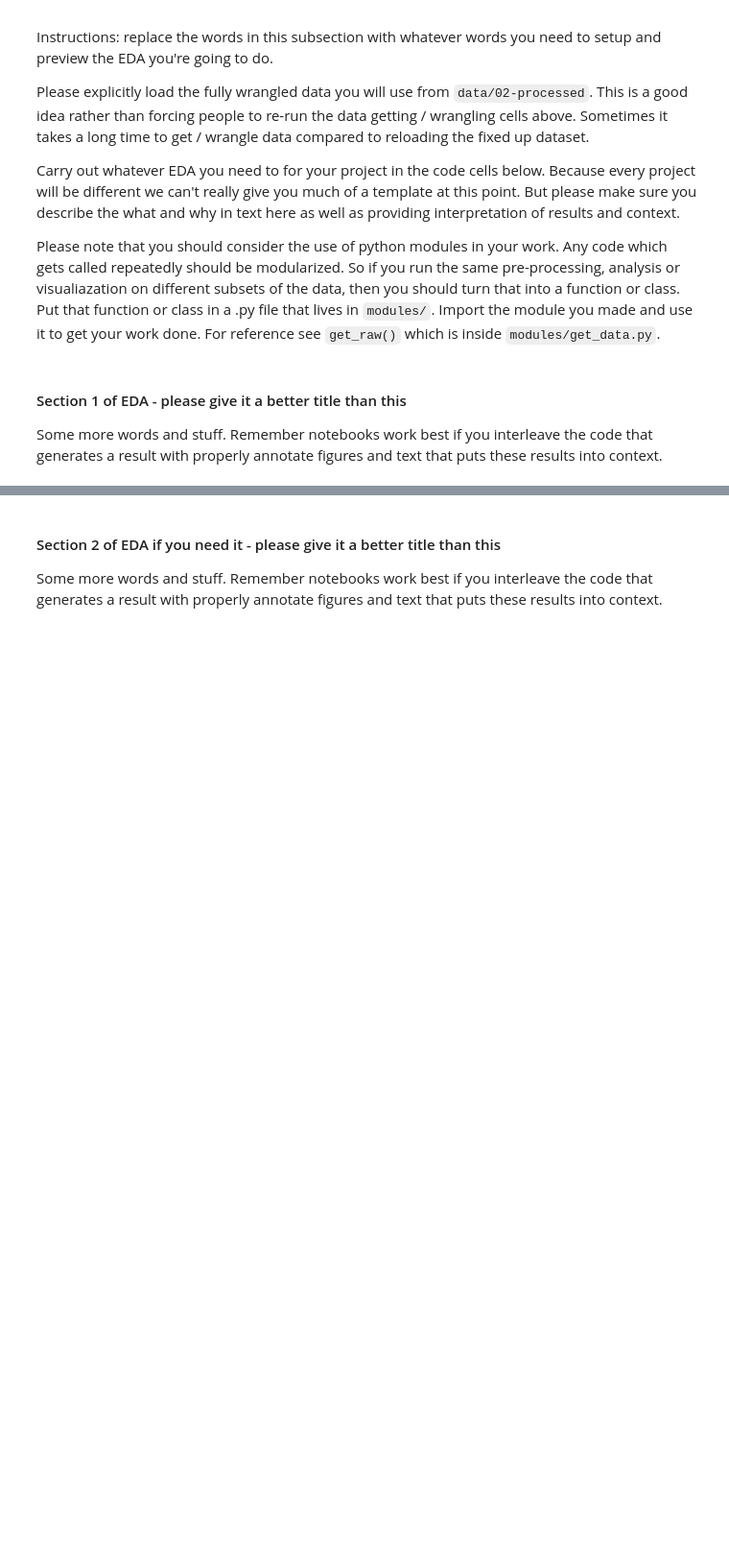
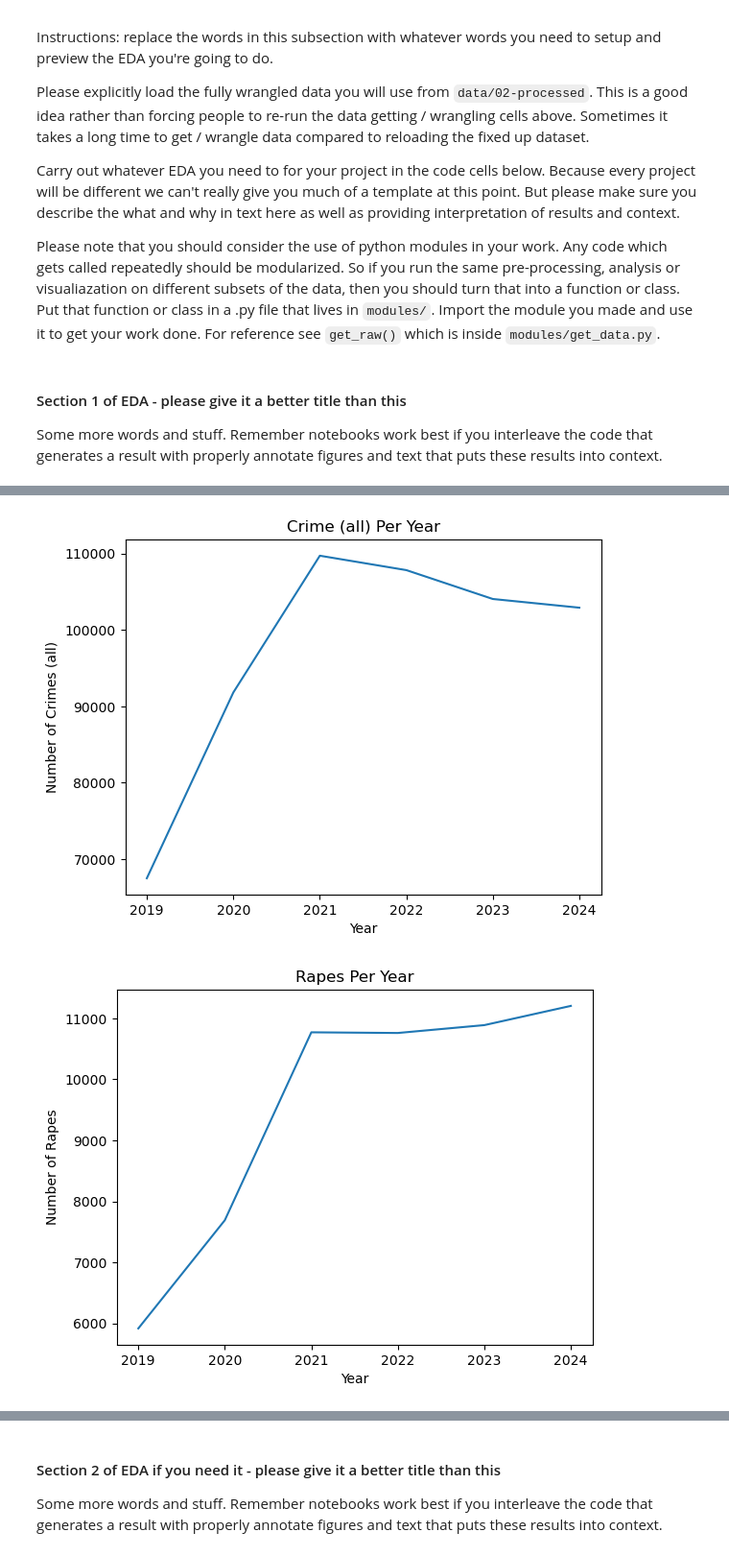
Before and after one commit to dylnwin/Group117_WI26, a Jupyter notebook: 02-EDACheckpoint.ipynb, the cells around one changed output, grey strips where cells are left out. Shown at 96% size. Saved outputs shown, nothing was run; the diff lists cells and outputs as text; code cells hidden in the pictures; blank space fills up the shorter version.

```diff
--- a/02-EDACheckpoint.ipynb
+++ b/02-EDACheckpoint.ipynb
@@ -288,0 +308,37 @@ Some more words and stuff.  Remember notebooks work best if you interleave the c
+# %%
+def plot_time_series(crime, crime_type):
+    # function for plotting distribution of crime over time
+
+    # find counts of crime per year
+    yearly_counts = crime.groupby('data_year').size()
+
+    # plot figure
+    plt.figure()
+    plt.plot(yearly_counts.index, yearly_counts.values)
+    plt.xlabel('Year')
+    if crime_type == 'Crime (all)':
+        plt.ylabel('Number of Crimes (all)')
+        plt.title(f'{crime_type} Per Year')
+    elif crime_type == 'Robbery':
+        plt.ylabel('Number of Robberies')
+        plt.title('Robberies Per Year')
+    else:
+        plt.ylabel(f'Number of {crime_type}s')
+        plt.title(f'{crime_type}s Per Year')
+    plt.show()
+# %%
+# load data
+crime_df = pd.read_csv('data/02-processed/texas_offenses_clean.csv')
+
+# plot time series of crime overall
+plot_time_series(crime_df, 'Crime (all)')
+
+# plot time series for each type of crime
+crime_categories = ['Rape', 'Murder and Nonnegligent Manslaughter', 'Robbery', 'Aggravated Assault']
+
+for crime_type in crime_categories:
+    crime_df_new = crime_df[crime_df['offense_code'] == crime_type]
+    plot_time_series(crime_df_new, crime_type)
+# %% [output]
+[figure, added]
+[figure, added]
```
Also changed, not shown: parts of 6 cells of this notebook.
